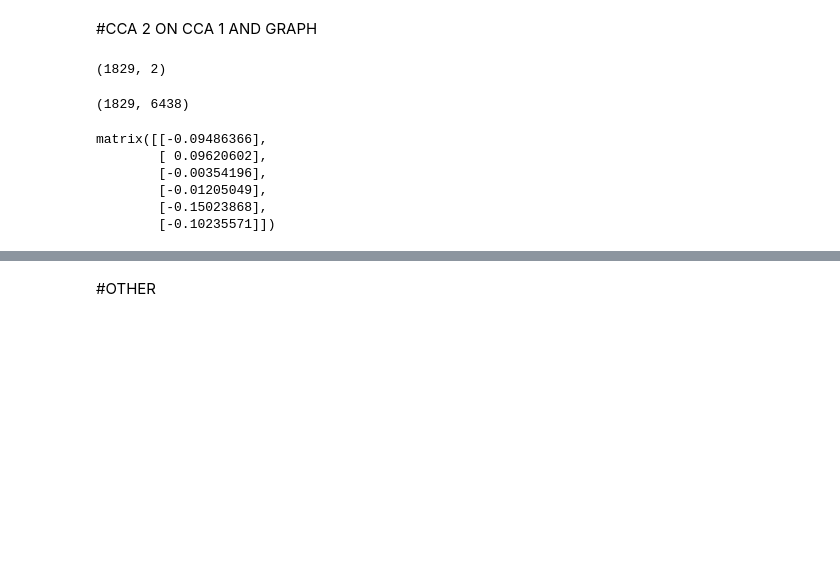
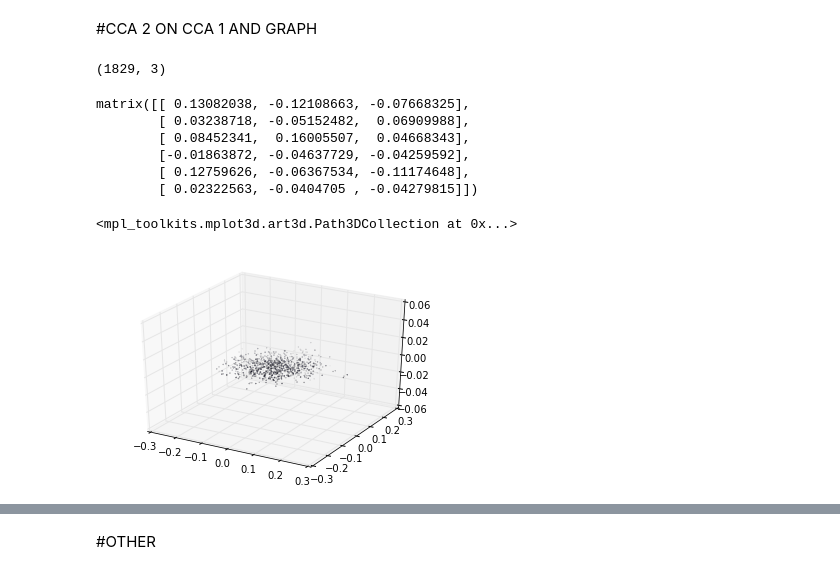
Before and after one commit to pujaarajan/CS4786, a Jupyter notebook: comp1/CCA.ipynb, the cells around one changed output, grey strips where cells are left out. Drawn from its saved outputs; the diff is of its cells as text; code cells hidden in the pictures; blank space fills up the shorter version.

```diff
--- a/comp1/CCA.ipynb
+++ b/comp1/CCA.ipynb
@@ -52,6 +56,6 @@ X_c1.row=X_dat[:,0].astype(int32)
 X_c1.col=X_dat[:,1].astype(int32)
 description_X=X_c1.todense()
 # %%
-cca1 = cca(social_evolution,description_X,2)
+cca1 = cca(social_evolution,description_X,3)
 # %% [markdown]
 #CCA 2 ON CCA 1 AND GRAPH
@@ -67,21 +62,24 @@ graph_X=sparse_X.todense()
 # %%
 cca1.shape
 # %% [output]
-(1829, 2)
+(1829, 3)
-# %%
-graph_X.shape
-# %% [output]
-(1829, 6438)
 # %%
 Y=genfromtxt('Y.csv',delimiter=',')
 # %%
-cca2 = cca(cca1,Y,1)
+cca2 = cca(cca1,Y,3)
 # %%
 cca2[[12,1419,865,146,1653,1176]]
 # %% [output]
-matrix([[-0.09486366],
-        [ 0.09620602],
-        [-0.00354196],
-        [-0.01205049],
-        [-0.15023868],
-        [-0.10235571]])
+matrix([[ 0.13082038, -0.12108663, -0.07668325],
+        [ 0.03238718, -0.05152482,  0.06909988],
+        [ 0.08452341,  0.16005507,  0.04668343],
+        [-0.01863872, -0.04637729, -0.04259592],
+        [ 0.12759626, -0.06367534, -0.11174648],
+        [ 0.02322563, -0.0404705 , -0.04279815]])
+# %%
+fig = plt.figure()
+ax = fig.add_subplot(111, projection='3d')
+scatter(cca2[:,0],cca2[:,1],cca2[:,2],zdir='z')
+# %% [output]
+<mpl_toolkits.mplot3d.art3d.Path3DCollection at 0x...>
+[figure, added]
```
Also changed, not shown: parts of 7 cells of this notebook, 5 other files.
